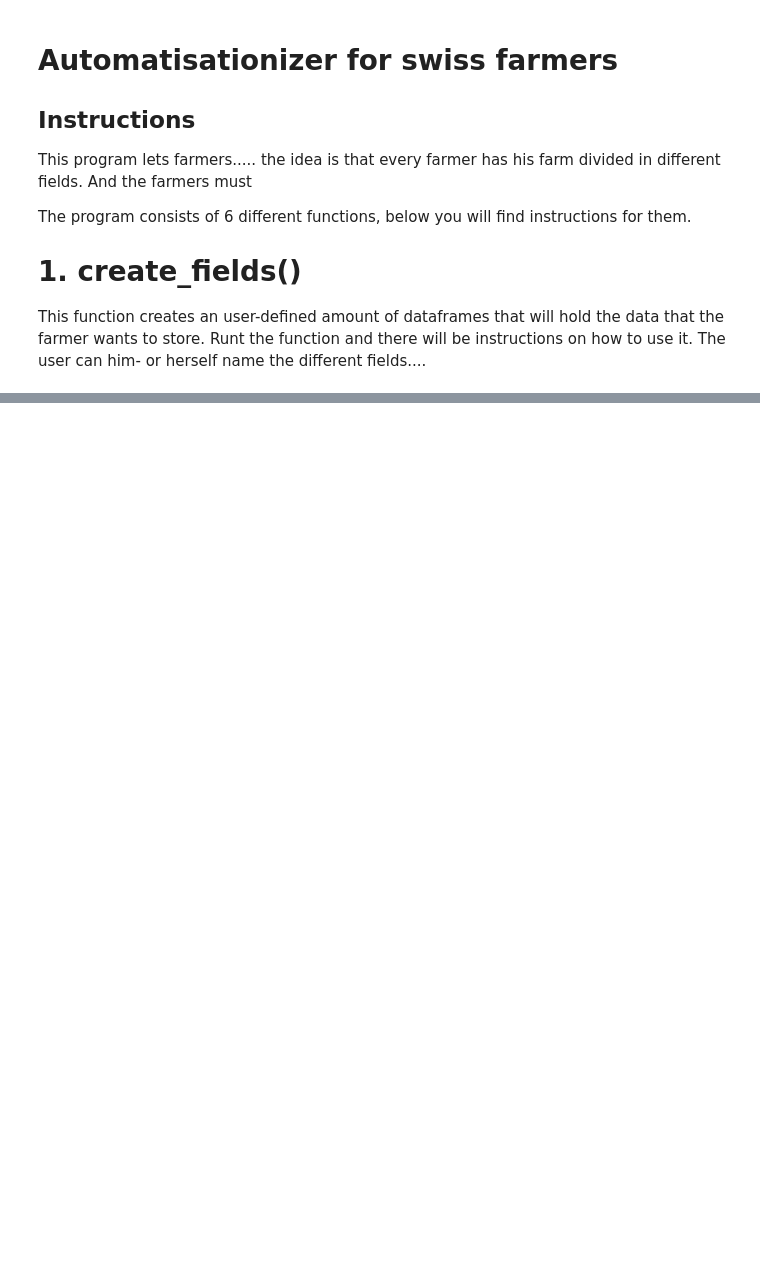
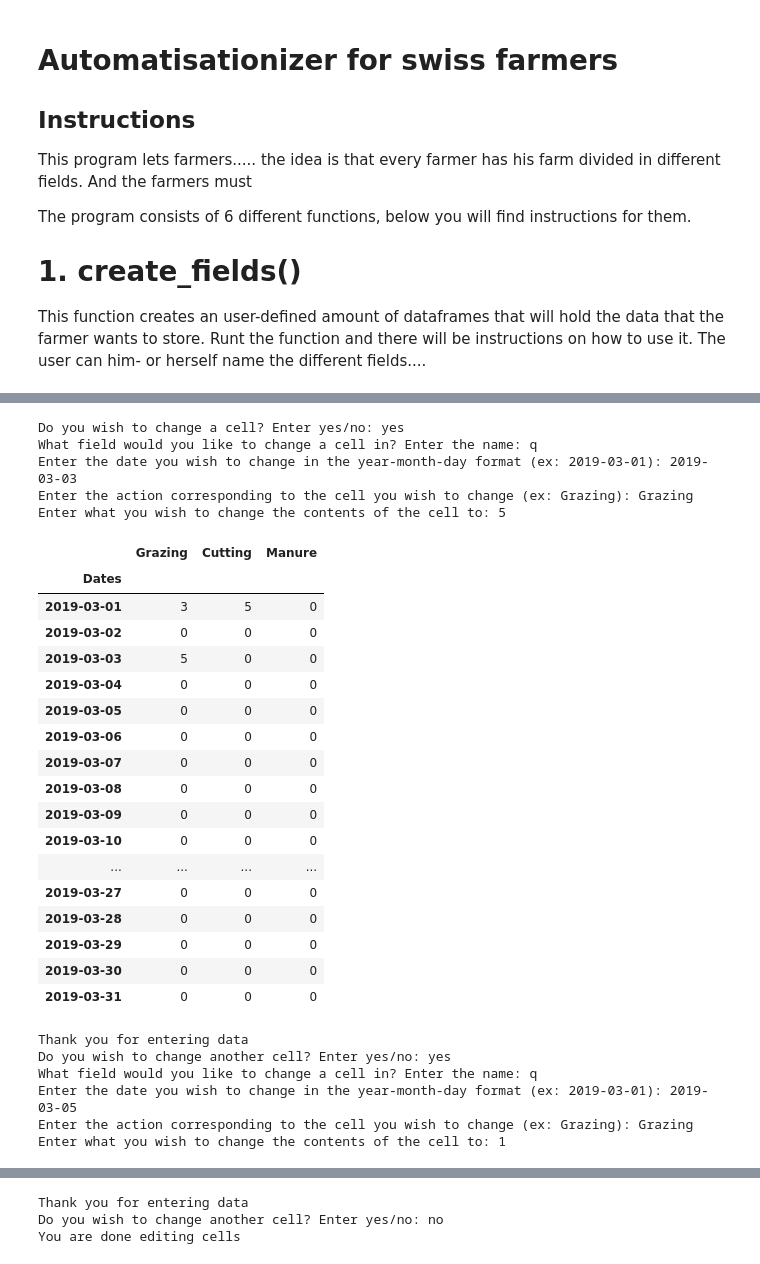
Before and after one commit to Gallster/Quant-Programming-Project, a Jupyter notebook: Assembled Notebook.ipynb, the cells around one changed output, grey strips where cells are left out. Saved outputs shown, nothing was run; the diff lists cells and outputs as text; code cells hidden in the pictures; blank space fills up the shorter version.

```diff
--- a/Assembled Notebook.ipynb
+++ b/Assembled Notebook.ipynb
@@ -114,3 +123,35 @@ def input_data():
             return
     else:
         print ("You are done editing cells")
+# %%
+input_data()
+# %% [output]
+Do you wish to change a cell? Enter yes/no: yes
+What field would you like to change a cell in? Enter the name: q
+Enter the date you wish to change in the year-month-day format (ex: 2019-03-01): 2019-03-03
+Enter the action corresponding to the cell you wish to change (ex: Grazing): Grazing
+Enter what you wish to change the contents of the cell to: 5
+|  | Grazing | Cutting | Manure |
+| Dates |  |  |  |
+| 2019-03-01 | 3 | 5 | 0 |
+| 2019-03-02 | 0 | 0 | 0 |
+| 2019-03-03 | 5 | 0 | 0 |
+| 2019-03-04 | 0 | 0 | 0 |
+| 2019-03-05 | 0 | 0 | 0 |
+| 2019-03-06 | 0 | 0 | 0 |
+| 2019-03-07 | 0 | 0 | 0 |
+| 2019-03-08 | 0 | 0 | 0 |
+| 2019-03-09 | 0 | 0 | 0 |
+| 2019-03-10 | 0 | 0 | 0 |
+| ... | ... | ... | ... |
+| 2019-03-27 | 0 | 0 | 0 |
+| 2019-03-28 | 0 | 0 | 0 |
+| 2019-03-29 | 0 | 0 | 0 |
+| 2019-03-30 | 0 | 0 | 0 |
+| 2019-03-31 | 0 | 0 | 0 |
+Thank you for entering data
+Do you wish to change another cell? Enter yes/no: yes
+What field would you like to change a cell in? Enter the name: q
+Enter the date you wish to change in the year-month-day format (ex: 2019-03-01): 2019-03-05
+Enter the action corresponding to the cell you wish to change (ex: Grazing): Grazing
+Enter what you wish to change the contents of the cell to: 1
@@ -117,3 +176,6 @@ def input_data():
+Thank you for entering data
+Do you wish to change another cell? Enter yes/no: no
+You are done editing cells
 # %%
 #This could be neat
 export_excel() #export the data gathered to excel
```
Also changed, not shown: parts of 8 cells of this notebook.
